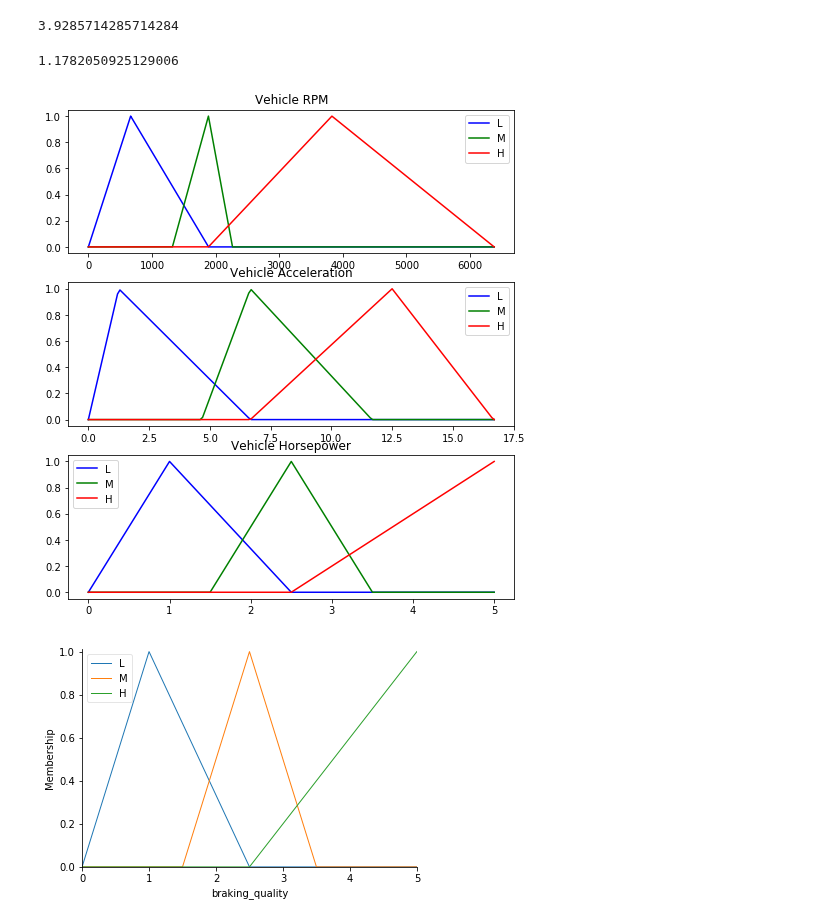
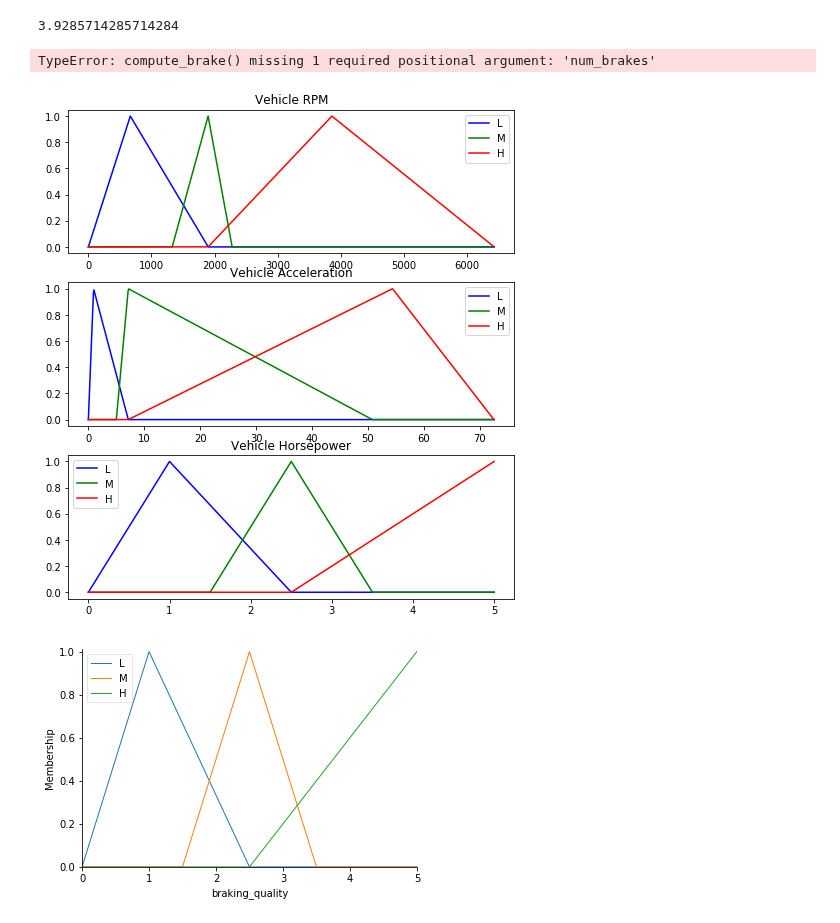
Before and after one commit to trentlavoie/fydp, a Jupyter notebook: notebooks/rec/preprocess_hardware_data_2.ipynb, the cells around one changed output. Cells and saved outputs as stored; diff of their text form; code cells hidden in the pictures.

```diff
--- a/notebooks/rec/preprocess_hardware_data_2.ipynb
+++ b/notebooks/rec/preprocess_hardware_data_2.ipynb
@@ -21,6 +24,7 @@ DATA_FILE = '26'
 DATA_FILES = [26,27,28,31,32,33,34,36,37,38,40]
 DATA_FOLDER = 'hwd_data2'
 FILE_NAME = "{}/run_{}.csv".format(DATA_FOLDER, DATA_FILE)
+FILE_NAMES = ["{}/run_{}.csv".format(DATA_FOLDER, f) for f in DATA_FILES]
 SAVE_FOLDER = 'hwd_processed'
 if not os.path.exists(SAVE_FOLDER):
     os.makedirs(SAVE_FOLDER)
@@ -35,12 +38,12 @@ if not os.path.exists(SAVE_FOLDER):
 # %%
-def format_df(f_name):
-    df = pd.read_csv(FILE_NAME,header=None,sep=',', names=['date', 'speed', 'engine_load','throttle','rpm',
+def format_df(f_names):
+    df = pd.concat((pd.read_csv(f,header=None,sep=',', names=['date', 'speed', 'engine_load','throttle','rpm',
                                                       'heading', 'roll', 'pitch',
                                                       'sys', 'gyro', 'accel', 'mag',
                                                       'magx', 'magy', 'magz',
                                                       'gyrx', 'gyry', 'gyrz',
                                                       'linaccx', 'linaccy', 'linaxxz'
-                                                     ])
+                                                     ]) for f in f_names))
     df['time'] = (df.date - df.date.iloc[0])
     df['time_diff'] = df.time.diff()
     df['speed'] = df.speed.str.replace(' kph','')
@@ -87 +81,3 @@ test_df = format_df(FILE_NAME)
+# %%
+test_df = format_df(FILE_NAMES)
 # %%
@@ -545,10 +350,10 @@ print(lateral_score)
 # %%
 m = flModel(test_df)
 
-m.compute_brake(1, 100)
+m.compute_brake(1)
 # %% [output]
-1.1782050925129006
+TypeError: compute_brake() missing 1 required positional argument: 'num_brakes'
-[figure, old version]
+[figure, new version]
 [figure]
 # %%
 m = flModel(test_df)
```
Also changed, not shown: parts of 9 cells of this notebook.
